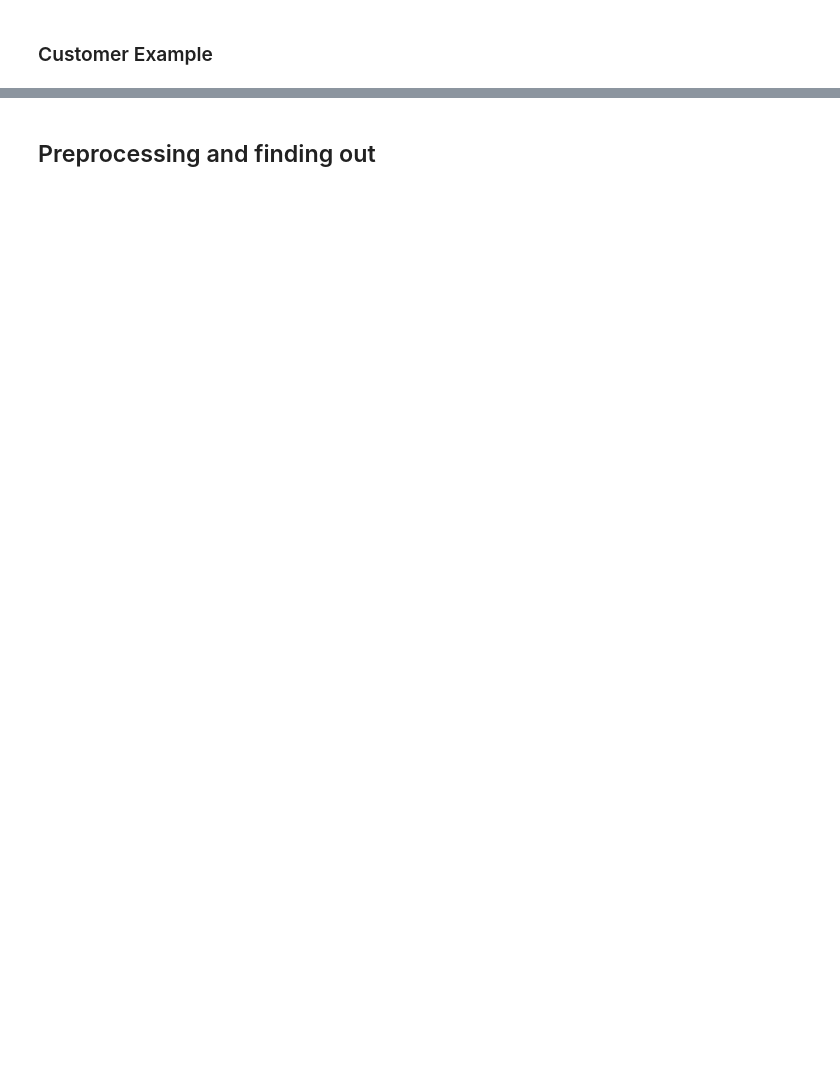
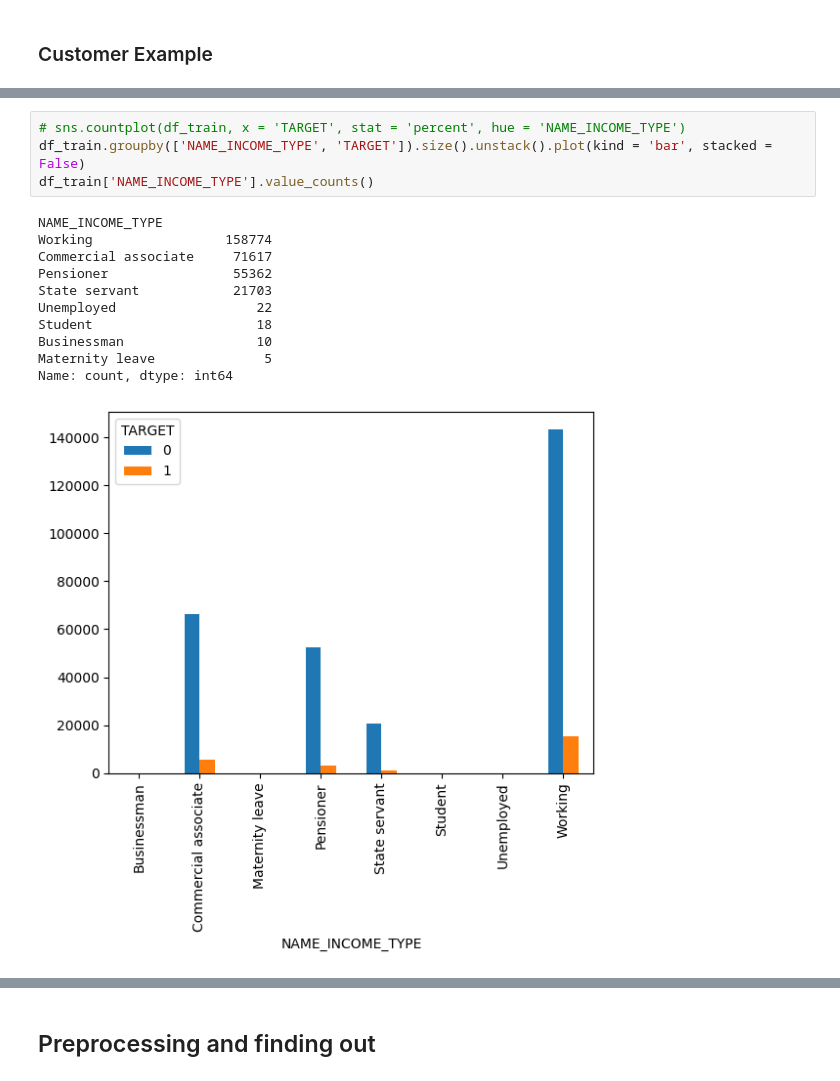
Before and after one commit to SumitM0432/Credit-Default-Risk-Prediction, a Jupyter notebook: Testing the Data.ipynb, the cells around one changed output, grey strips where cells are left out. Drawn from its saved outputs; the diff is of its cells as text; blank space fills up the shorter version.

```diff
--- a/Testing the Data.ipynb
+++ b/Testing the Data.ipynb
@@ -206,0 +403,16 @@ sdf_bureau.filter(F.col('SK_ID_CURR') == 380361)\
+# %%
+# sns.countplot(df_train, x = 'TARGET', stat = 'percent', hue = 'NAME_INCOME_TYPE')
+df_train.groupby(['NAME_INCOME_TYPE', 'TARGET']).size().unstack().plot(kind = 'bar', stacked = False)
+df_train['NAME_INCOME_TYPE'].value_counts()
+# %% [output]
+NAME_INCOME_TYPE
+Working                 158774
+Commercial associate     71617
+Pensioner                55362
+State servant            21703
+Unemployed                  22
+Student                     18
+Businessman                 10
+Maternity leave              5
+Name: count, dtype: int64
+[figure, added]
```
Also changed, not shown: parts of 64 cells of this notebook, 1 other file.
